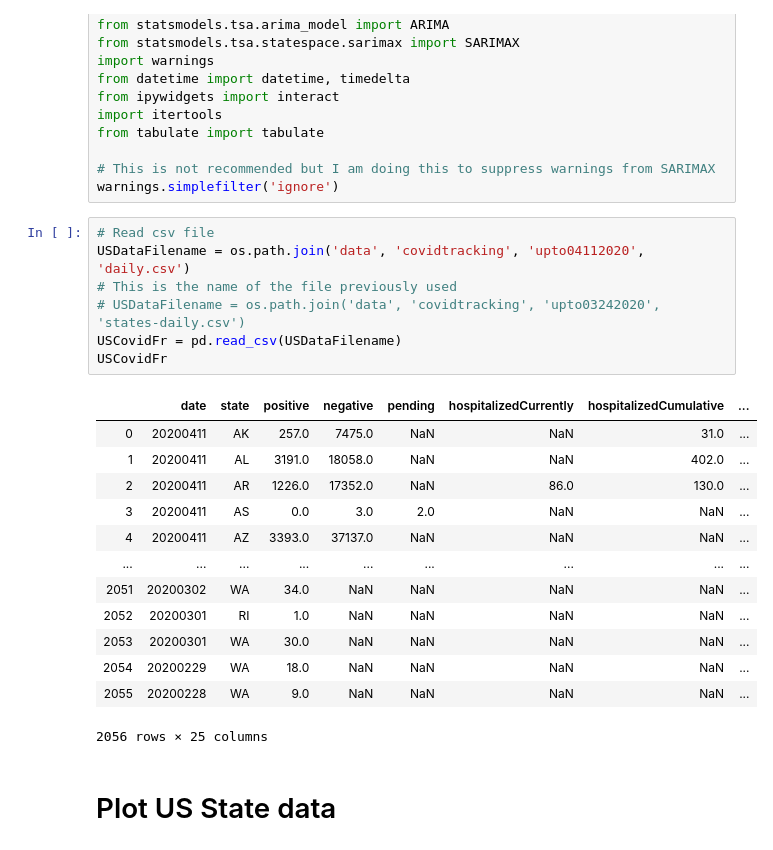
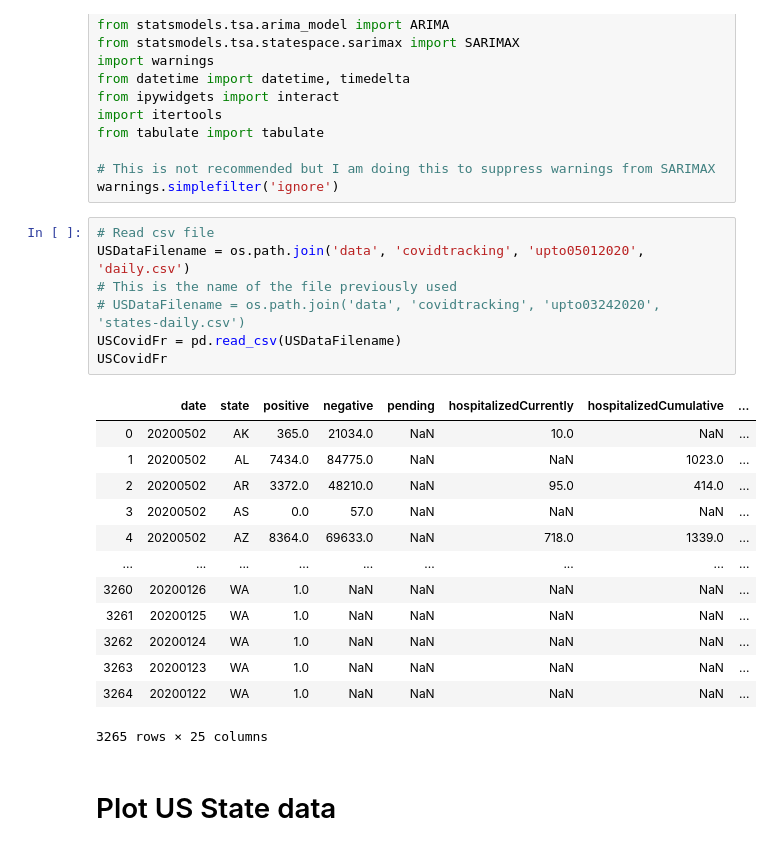
Before and after one commit to arkobarman/covid-19_timeSeriesAnalysis, a Jupyter notebook: time-series-predictions-US.ipynb, the cells around one changed output. Drawn from its saved outputs; the diff is of its cells as text.

```diff
--- a/time-series-predictions-US.ipynb
+++ b/time-series-predictions-US.ipynb
@@ -18,25 +18,25 @@ from tabulate import tabulate
 warnings.simplefilter('ignore')
 # %%
 # Read csv file
-USDataFilename = os.path.join('data', 'covidtracking', 'upto04112020', 'daily.csv')
+USDataFilename = os.path.join('data', 'covidtracking', 'upto05012020', 'daily.csv')
 # This is the name of the file previously used
 # USDataFilename = os.path.join('data', 'covidtracking', 'upto03242020', 'states-daily.csv')
 USCovidFr = pd.read_csv(USDataFilename)
 USCovidFr
 # %% [output]
 |  | date | state | positive | negative | pending | hospitalizedCurrently | hospitalizedCumulative | ... |
-| 0 | 20200411 | AK | 257.0 | 7475.0 | NaN | NaN | 31.0 | ... |
-| 1 | 20200411 | AL | 3191.0 | 18058.0 | NaN | NaN | 402.0 | ... |
-| 2 | 20200411 | AR | 1226.0 | 17352.0 | NaN | 86.0 | 130.0 | ... |
-| 3 | 20200411 | AS | 0.0 | 3.0 | 2.0 | NaN | NaN | ... |
-| 4 | 20200411 | AZ | 3393.0 | 37137.0 | NaN | NaN | NaN | ... |
+| 0 | 20200502 | AK | 365.0 | 21034.0 | NaN | 10.0 | NaN | ... |
+| 1 | 20200502 | AL | 7434.0 | 84775.0 | NaN | NaN | 1023.0 | ... |
+| 2 | 20200502 | AR | 3372.0 | 48210.0 | NaN | 95.0 | 414.0 | ... |
+| 3 | 20200502 | AS | 0.0 | 57.0 | NaN | NaN | NaN | ... |
+| 4 | 20200502 | AZ | 8364.0 | 69633.0 | NaN | 718.0 | 1339.0 | ... |
 | ... | ... | ... | ... | ... | ... | ... | ... | ... |
-| 2051 | 20200302 | WA | 34.0 | NaN | NaN | NaN | NaN | ... |
-| 2052 | 20200301 | RI | 1.0 | NaN | NaN | NaN | NaN | ... |
-| 2053 | 20200301 | WA | 30.0 | NaN | NaN | NaN | NaN | ... |
-| 2054 | 20200229 | WA | 18.0 | NaN | NaN | NaN | NaN | ... |
-| 2055 | 20200228 | WA | 9.0 | NaN | NaN | NaN | NaN | ... |
+| 3260 | 20200126 | WA | 1.0 | NaN | NaN | NaN | NaN | ... |
+| 3261 | 20200125 | WA | 1.0 | NaN | NaN | NaN | NaN | ... |
+| 3262 | 20200124 | WA | 1.0 | NaN | NaN | NaN | NaN | ... |
+| 3263 | 20200123 | WA | 1.0 | NaN | NaN | NaN | NaN | ... |
+| 3264 | 20200122 | WA | 1.0 | NaN | NaN | NaN | NaN | ... |
-2056 rows × 25 columns
+3265 rows × 25 columns
 # %% [markdown]
 # Plot US State data
 # %%
```
Also changed, not shown: parts of 4 cells of this notebook, 4 other files.
